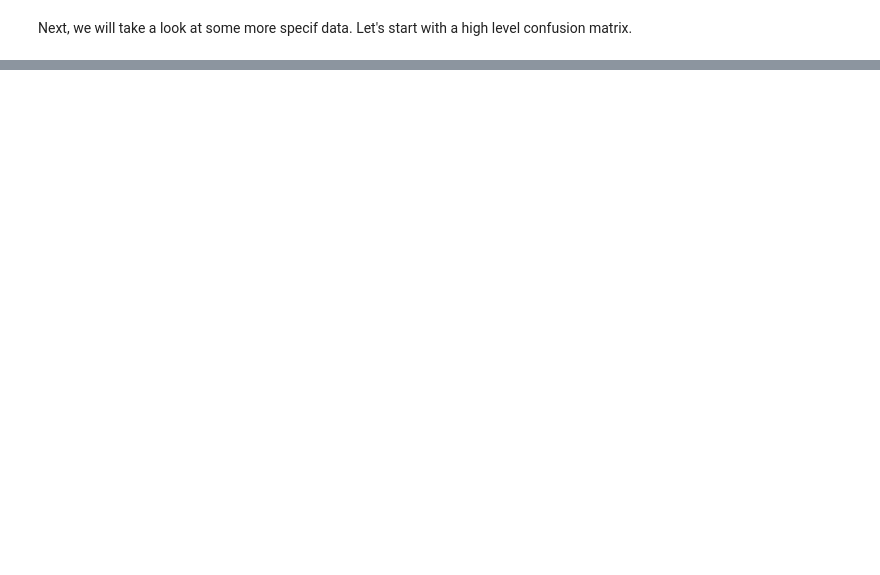
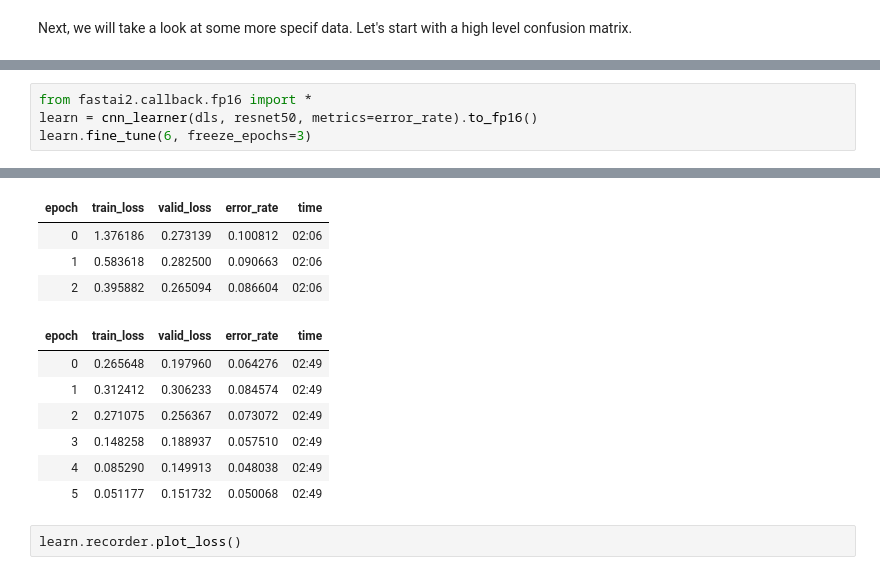
Before and after one commit to 1Paws7/blog, a Jupyter notebook: _notebooks/2020-06-25-Fine Grain Image Classifier.ipynb, the cells around one changed output, grey strips where cells are left out. Saved outputs shown, nothing was run; the diff lists cells and outputs as text; blank space fills up the shorter version.

```diff
--- a/_notebooks/2020-06-25-Fine Grain Image Classifier.ipynb
+++ b/_notebooks/2020-06-25-Fine Grain Image Classifier.ipynb
@@ -146,0 +213,5 @@ SuggestedLRs(lr_min=0.012022644281387329, lr_steep=0.005248074419796467)
+# %%
+from fastai2.callback.fp16 import *
+learn = cnn_learner(dls, resnet50, metrics=error_rate).to_fp16()
+learn.fine_tune(6, freeze_epochs=3)
+# %% [output]
@@ -146,0 +219,13 @@ SuggestedLRs(lr_min=0.012022644281387329, lr_steep=0.005248074419796467)
+| epoch | train_loss | valid_loss | error_rate | time |
+| 0 | 1.376186 | 0.273139 | 0.100812 | 02:06 |
+| 1 | 0.583618 | 0.282500 | 0.090663 | 02:06 |
+| 2 | 0.395882 | 0.265094 | 0.086604 | 02:06 |
+| epoch | train_loss | valid_loss | error_rate | time |
+| 0 | 0.265648 | 0.197960 | 0.064276 | 02:49 |
+| 1 | 0.312412 | 0.306233 | 0.084574 | 02:49 |
+| 2 | 0.271075 | 0.256367 | 0.073072 | 02:49 |
+| 3 | 0.148258 | 0.188937 | 0.057510 | 02:49 |
+| 4 | 0.085290 | 0.149913 | 0.048038 | 02:49 |
+| 5 | 0.051177 | 0.151732 | 0.050068 | 02:49 |
+# %%
+learn.recorder.plot_loss()
```
Also changed, not shown: parts of 26 cells of this notebook, 1 other file.
